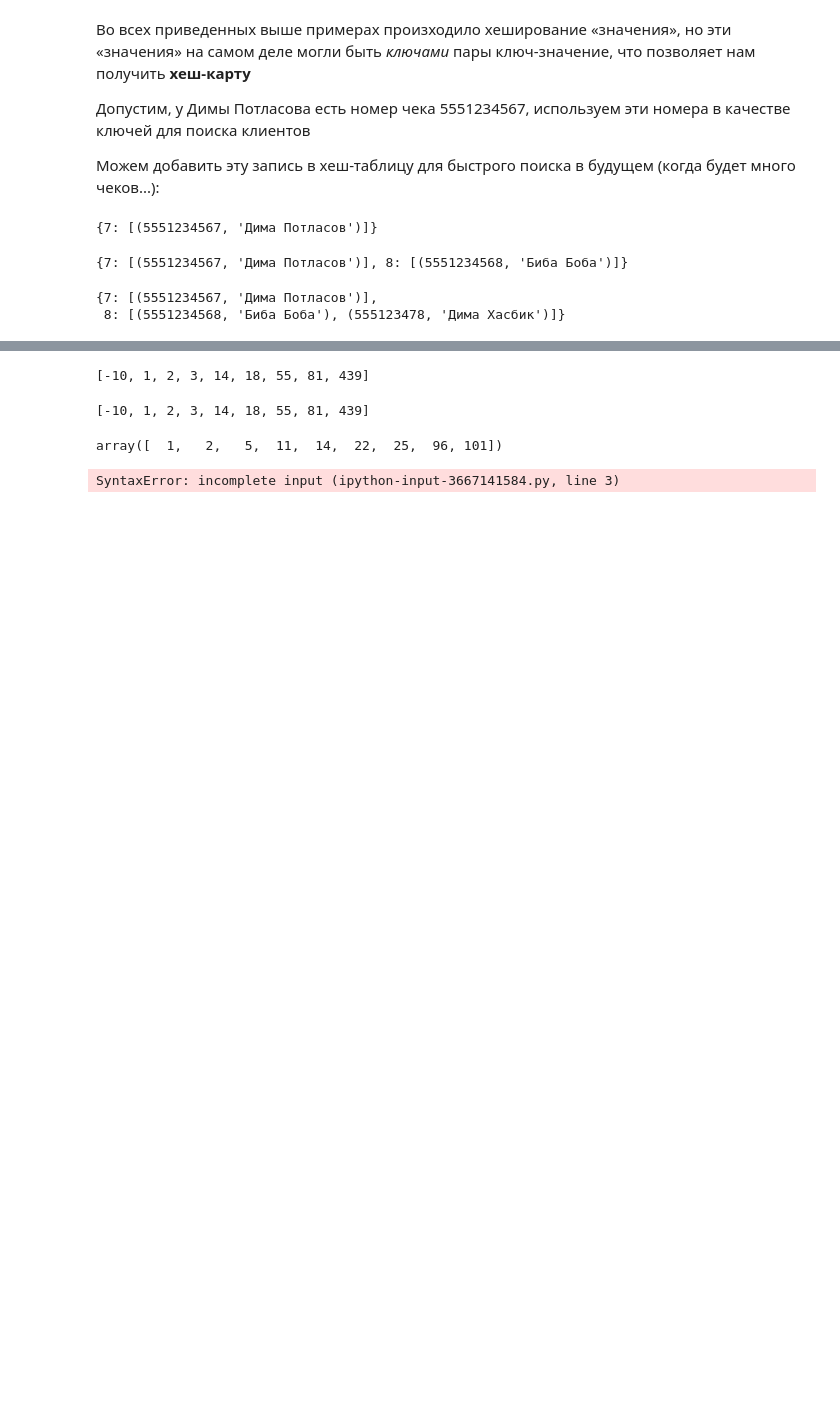
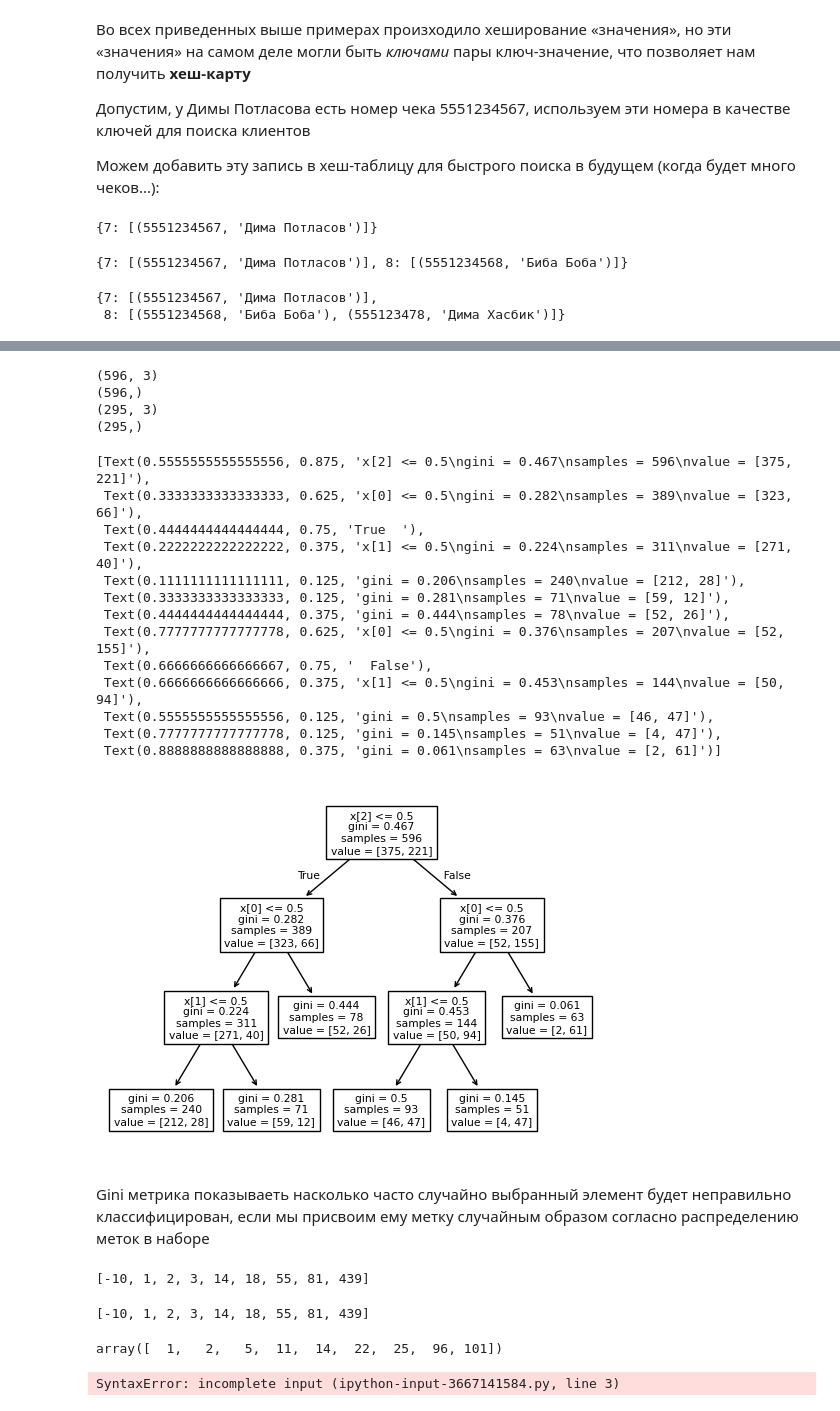
Before and after one commit to valeraboyko2002/test, a Jupyter notebook: data_structure_and_algorithms.ipynb, the cells around one changed output, grey strips where cells are left out. Cells and saved outputs as stored; diff of their text form; code cells hidden in the pictures; blank space fills up the shorter version.

```diff
--- a/data_structure_and_algorithms.ipynb
+++ b/data_structure_and_algorithms.ipynb
@@ -813,0 +816,2 @@ hash_map
+# %%
+titanic = sns.load_dataset('titanic')
@@ -813,0 +861,6 @@ hash_map
+# %%
+sex = pd.get_dummies(titanic["sex"])
+cls = pd.get_dummies(titanic['class'])
+y = titanic.survived
+X = pd.concat([cls.First,cls.Second,sex.female],axis=1)
+X
@@ -814,3 +881,40 @@ hash_map
+# %%
+from sklearn.model_selection import train_test_split
+
+x_train, x_test, y_train, y_test = train_test_split(X,y, test_size = .33, random_state = 1)
+# %%
+print(x_train.shape)
+print(y_train.shape)
+print(x_test.shape)
+print(y_test.shape)
+# %% [output]
+(596, 3)
+(596,)
+(295, 3)
+(295,)
+# %%
+from sklearn.tree import DecisionTreeClassifier, plot_tree
+
+model = DecisionTreeClassifier()
+model.fit(x_train,y_train)
+plot_tree(model)
+# %% [output]
+[Text(0.5555555555555556, 0.875, 'x[2] <= 0.5\ngini = 0.467\nsamples = 596\nvalue = [375, 221]'),
+ Text(0.3333333333333333, 0.625, 'x[0] <= 0.5\ngini = 0.282\nsamples = 389\nvalue = [323, 66]'),
+ Text(0.4444444444444444, 0.75, 'True  '),
+ Text(0.2222222222222222, 0.375, 'x[1] <= 0.5\ngini = 0.224\nsamples = 311\nvalue = [271, 40]'),
+ Text(0.1111111111111111, 0.125, 'gini = 0.206\nsamples = 240\nvalue = [212, 28]'),
+ Text(0.3333333333333333, 0.125, 'gini = 0.281\nsamples = 71\nvalue = [59, 12]'),
+ Text(0.4444444444444444, 0.375, 'gini = 0.444\nsamples = 78\nvalue = [52, 26]'),
+ Text(0.7777777777777778, 0.625, 'x[0] <= 0.5\ngini = 0.376\nsamples = 207\nvalue = [52, 155]'),
+ Text(0.6666666666666667, 0.75, '  False'),
+ Text(0.6666666666666666, 0.375, 'x[1] <= 0.5\ngini = 0.453\nsamples = 144\nvalue = [50, 94]'),
+ Text(0.5555555555555556, 0.125, 'gini = 0.5\nsamples = 93\nvalue = [46, 47]'),
+ Text(0.7777777777777778, 0.125, 'gini = 0.145\nsamples = 51\nvalue = [4, 47]'),
+ Text(0.8888888888888888, 0.375, 'gini = 0.061\nsamples = 63\nvalue = [2, 61]')]
+[figure, added]
+# %% [markdown]
+Gini метрика показываеть насколько часто случайно выбранный элемент будет неправильно классифицирован, если мы присвоим ему метку случайным образом согласно распределению меток в наборе
 # %%
 # QUICKSORT KINDA
 def smallest_number(arr):
```
Also changed, not shown: parts of 20 cells of this notebook.
